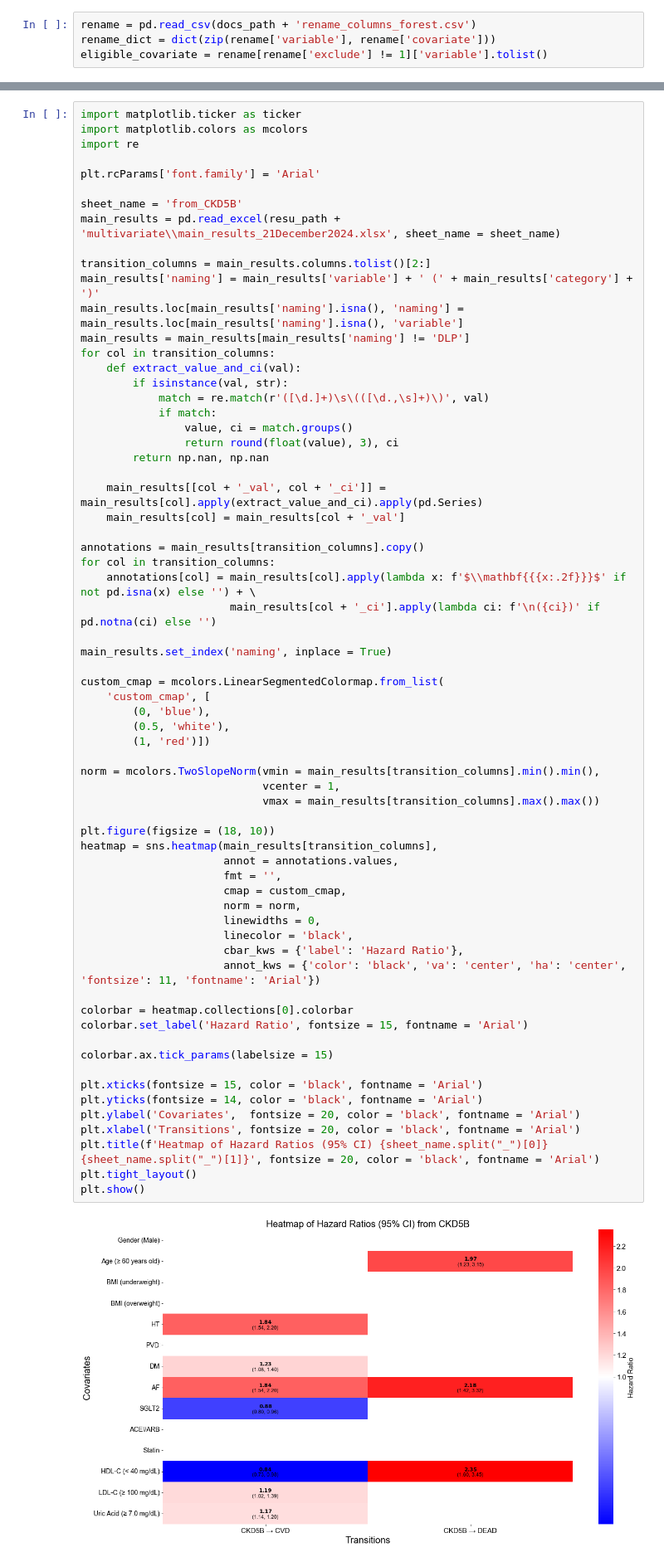
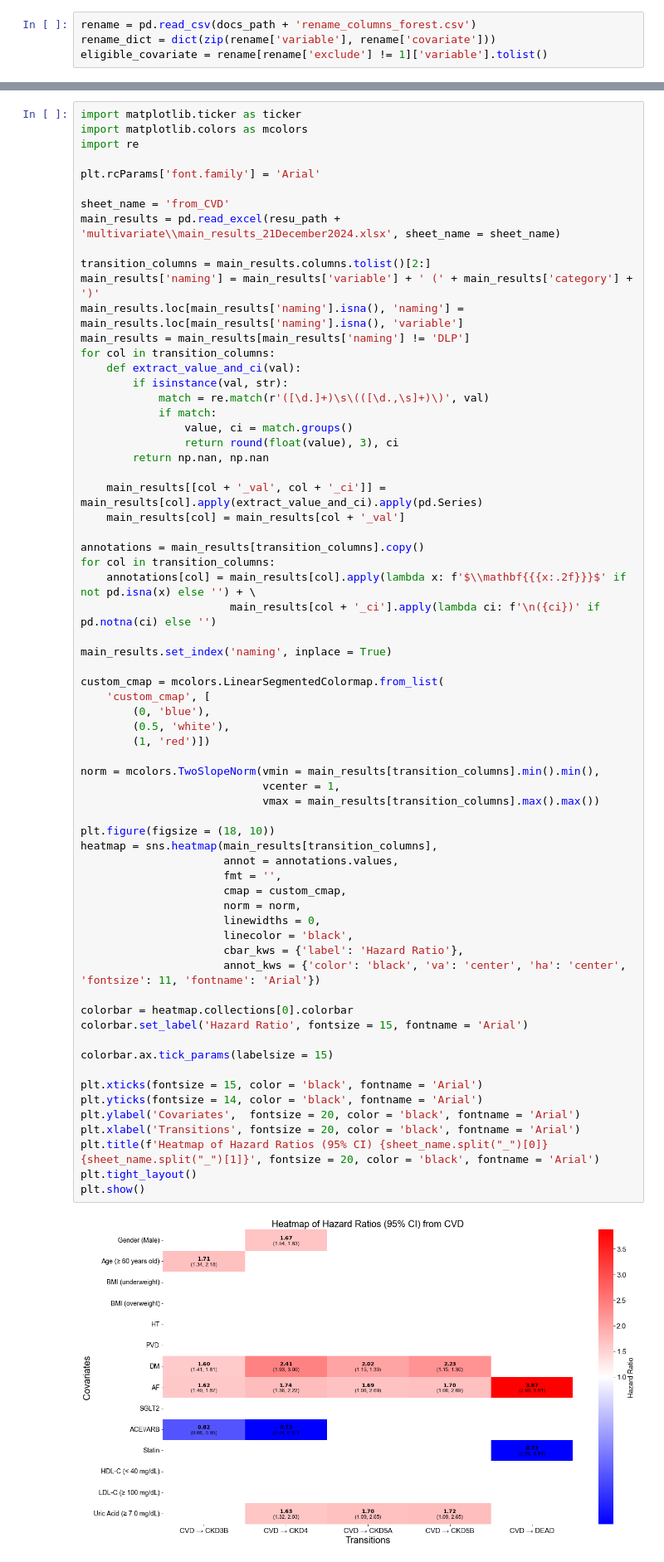
Before and after one commit to rrwabina/CKD-Multi-State, a Jupyter notebook: baseline/17_explainable.ipynb, the cells around one changed output, grey strips where cells are left out. Shown: that part at 83% size. Drawn from its saved outputs; the diff is of its cells as text.

```diff
--- a/baseline/17_explainable.ipynb
+++ b/baseline/17_explainable.ipynb
@@ -383,7 +518,7 @@ import re
 
 plt.rcParams['font.family'] = 'Arial'
 
-sheet_name = 'from_CKD5B'
+sheet_name = 'from_CVD'
 main_results = pd.read_excel(resu_path + 'multivariate\\main_results_21December2024.xlsx', sheet_name = sheet_name)
 
 transition_columns = main_results.columns.tolist()[2:]
@@ -416,34 +551,34 @@ custom_cmap = mcolors.LinearSegmentedColormap.from_list(
         (1, 'red')])
 
 norm = mcolors.TwoSlopeNorm(vmin = main_results[transition_columns].min().min(),
                             vcenter = 1,
                             vmax = main_results[transition_columns].max().max())
 
 plt.figure(figsize = (18, 10))
 heatmap = sns.heatmap(main_results[transition_columns],
                       annot = annotations.values,
                       fmt = '',
                       cmap = custom_cmap,
                       norm = norm,
                       linewidths = 0,
                       linecolor = 'black',
                       cbar_kws = {'label': 'Hazard Ratio'},
                       annot_kws = {'color': 'black', 'va': 'center', 'ha': 'center', 'fontsize': 11, 'fontname': 'Arial'})
 
 colorbar = heatmap.collections[0].colorbar
 colorbar.set_label('Hazard Ratio', fontsize = 15, fontname = 'Arial')
 
 colorbar.ax.tick_params(labelsize = 15)
 
 plt.xticks(fontsize = 15, color = 'black', fontname = 'Arial')
 plt.yticks(fontsize = 14, color = 'black', fontname = 'Arial')
 plt.ylabel('Covariates',  fontsize = 20, color = 'black', fontname = 'Arial')
 plt.xlabel('Transitions', fontsize = 20, color = 'black', fontname = 'Arial')
 plt.title(f'Heatmap of Hazard Ratios (95% CI) {sheet_name.split("_")[0]} {sheet_name.split("_")[1]}', fontsize = 20, color = 'black', fontname = 'Arial')
 plt.tight_layout()
 plt.show()
 # %% [output]
-[figure, old version]
+[figure, new version]
 # %%
 main_results = pd.read_csv(resu_path + 'modeling/randomsurvivalforest/rsf_results_log_04December2024.csv')
 main_results = main_results[['pathway', 'brier', 'brier_cal', 'ace']]
```
Also changed, not shown: parts of 10 cells of this notebook, 2 other files.
